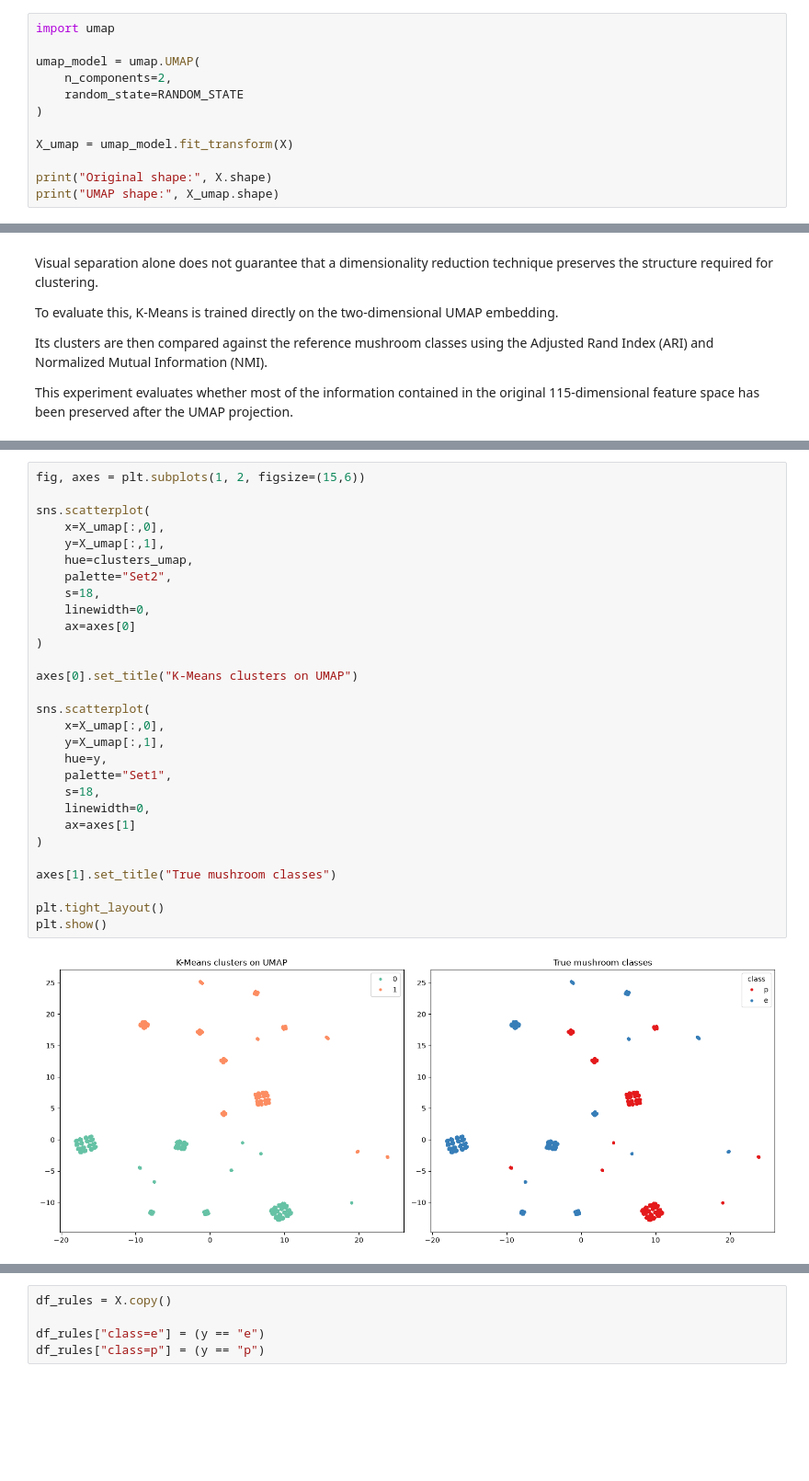
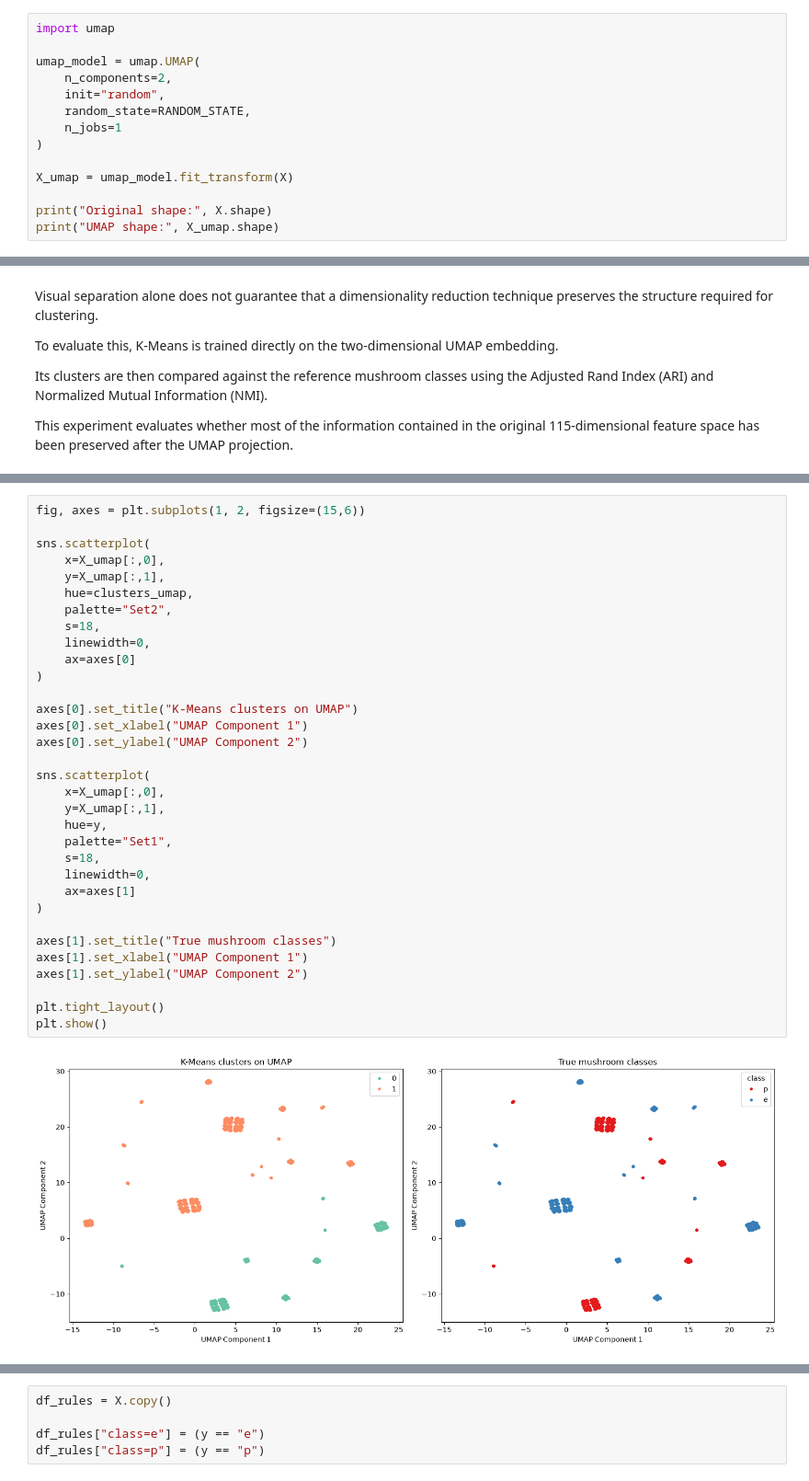
Before and after one commit to Bootcamp-IA-MAD-P7/unsupervised-ml-workshop, a Jupyter notebook: workshop-advanced-unsupervised.ipynb, the cells around one changed output, grey strips where cells are left out. Shown at 92% size. Saved outputs shown, nothing was run; the diff lists cells and outputs as text; blank space fills up the shorter version.

```diff
--- a/workshop-advanced-unsupervised.ipynb
+++ b/workshop-advanced-unsupervised.ipynb
@@ -117,7 +117,9 @@ import umap
 
 umap_model = umap.UMAP(
     n_components=2,
-    random_state=RANDOM_STATE
+    init="random",
+    random_state=RANDOM_STATE,
+    n_jobs=1
 )
 
 X_umap = umap_model.fit_transform(X)
@@ -208,31 +200,35 @@ NMI : 0.0465
 # %%
 fig, axes = plt.subplots(1, 2, figsize=(15,6))
 
 sns.scatterplot(
     x=X_umap[:,0],
     y=X_umap[:,1],
     hue=clusters_umap,
     palette="Set2",
     s=18,
     linewidth=0,
     ax=axes[0]
 )
 
 axes[0].set_title("K-Means clusters on UMAP")
+axes[0].set_xlabel("UMAP Component 1")
+axes[0].set_ylabel("UMAP Component 2")
 
 sns.scatterplot(
     x=X_umap[:,0],
     y=X_umap[:,1],
     hue=y,
     palette="Set1",
     s=18,
     linewidth=0,
     ax=axes[1]
 )
 
 axes[1].set_title("True mushroom classes")
+axes[1].set_xlabel("UMAP Component 1")
+axes[1].set_ylabel("UMAP Component 2")
 
 plt.tight_layout()
 plt.show()
 # %% [output]
-[figure, old version]
+[figure, new version]
```
Also changed, not shown: parts of 47 cells of this notebook, 26 other files.
